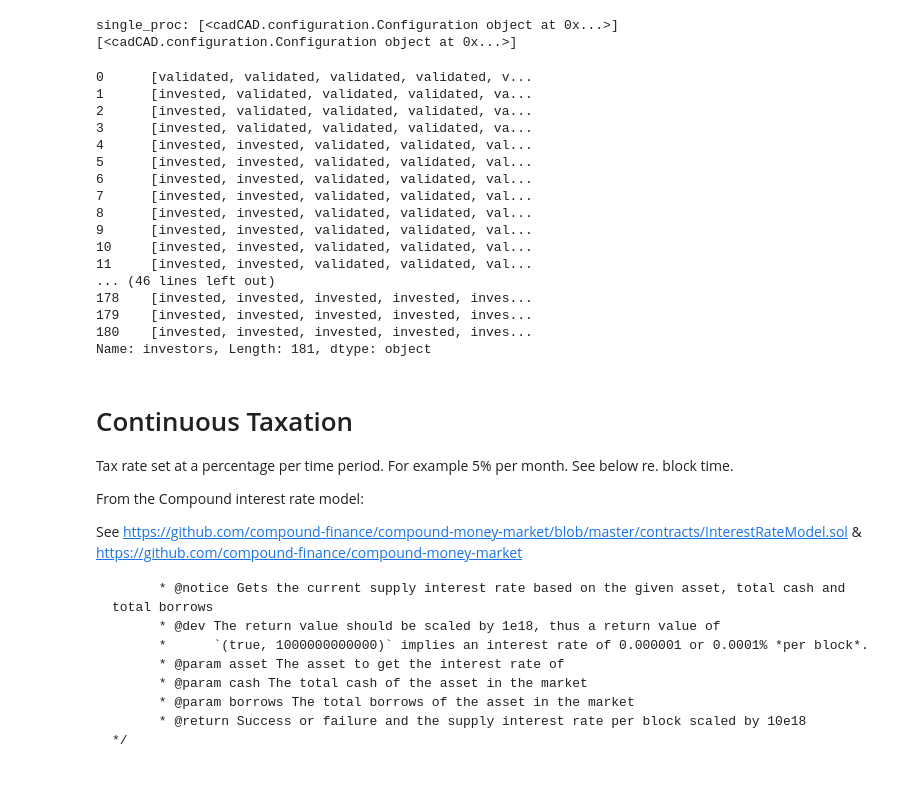
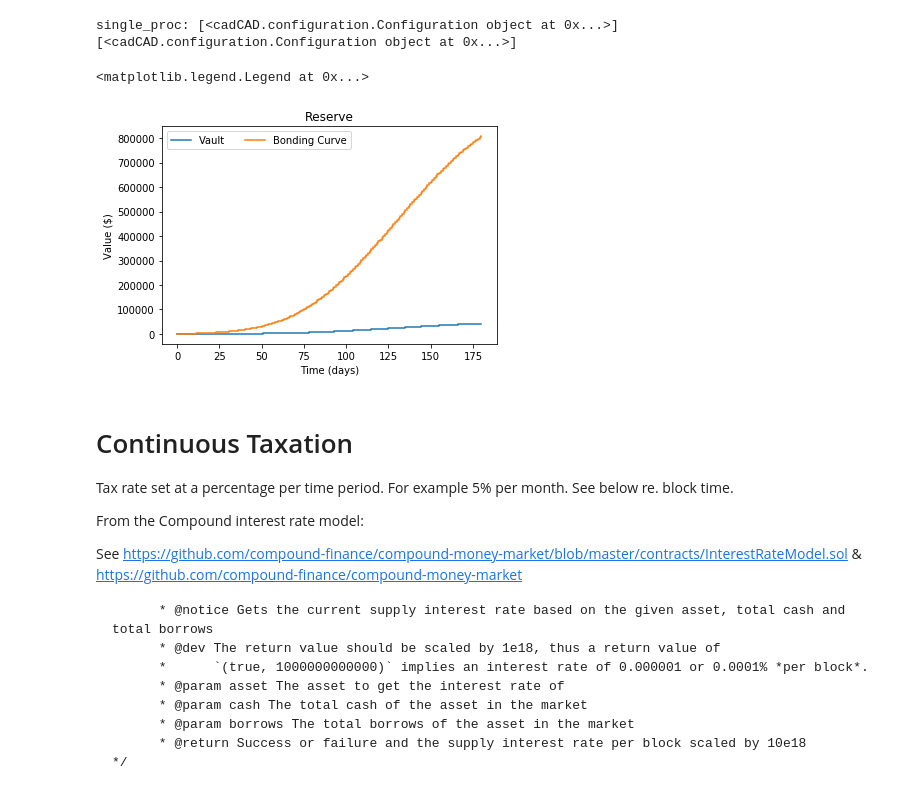
Before and after one commit to BenSchZA/system-modelling-scratchpad, a Jupyter notebook: jupyter-lab-environment/workspace/molecule-alpha.ipynb, the cells around one changed output. Saved outputs shown, nothing was run; the diff lists cells and outputs as text; code cells hidden in the pictures.

```diff
--- a/jupyter-lab-environment/workspace/molecule-alpha.ipynb
+++ b/jupyter-lab-environment/workspace/molecule-alpha.ipynb
@@ -343,8 +364,8 @@ class ActionsExogenous(ActionsType):
 class TradingActions(ActionsType):
     perform_trades = auto()
 
+    @classmethod
     def _perform_trades(cls, _g, step, sL, s, _input):
-
         network: nx.Graph = s[NetworkState.network]
 
         projects = get_node_ids_of_type(network, 'project')
@@ -355,7 +376,9 @@ class TradingActions(ActionsType):
 
         for index in currently_invested:
             project = projects[0]
+
             project_node = network.node[project]
+            investor_node = network.node[index]
 
             vault = project_node['data'].vault
             bonding_curve: BondingCurve = project_node['data'].bonding_curve
@@ -364,18 +387,20 @@ class TradingActions(ActionsType):
             collateral_tax = collateral_to_invest * project_node['data'].tax_rate
             collateral_less_tax = collateral_to_invest - collateral_tax
 
-            tokens_buy = collateral_less_tax # TODO: token reward for collateral
+            if investor_node['data'].trading_balance - collateral_to_invest > 0:
+                tokens_buy = collateral_less_tax # TODO: token reward for collateral
 
-            bonding_curve.bonded_tokens += tokens_buy
-            bonding_curve.reserve += collateral_less_tax
+                bonding_curve.bonded_tokens += tokens_buy
+                bonding_curve.reserve += collateral_less_tax
 
-            vault.reserve += collateral_tax
+                vault.reserve += collateral_tax
 
-            investor_node = network.node[index]
-            investor_node['data'].trading_balance -= collateral_to_invest
-            investor_node['data'].invested += collateral_to_invest
-            investor_node['data'].bonded_tokens += tokens_buy
-            investor_node['data'].estimated_value = investor_node['data'].bonded_tokens # TODO: collateral value of tokens
+                investor_node['data'].trading_balance -= collateral_to_invest
+                investor_node['data'].invested += collateral_to_invest
+                investor_node['data'].bonded_tokens += tokens_buy
+                investor_node['data'].estimated_value = investor_node['data'].bonded_tokens # TODO: collateral value of tokens
+
+        return (NetworkState.network, network)
 
 class UpdateActions(ActionsType):
     update_balances = auto()
@@ -533,37 +558,21 @@ single_proc: [<cadCAD.configuration.Configuration object at 0x...>]
 # %%
 df = pd.DataFrame(raw_result)
 
-df['investors'] = df[NetworkState.network].apply(lambda g: np.array([g.node[j]['data'].status for j in get_node_ids_of_type(g, 'investor')]))
-# if g.nodes[j].status == 'invested'
-
-# print(df[NetworkState.network])
-
-print(df['investors'])
-
-# print(type(Investor))
-# print(df[NetworkState.network].apply(lambda g: np.array([g.nodes[j] for j in get_nodes_of_type(g, Investor)])))
-# print(get_nodes_of_type(df[NetworkState.network], Investor))
+df['vault_reserve'] = df[NetworkState.network].apply(lambda g: np.array([g.node[j]['data'].vault.reserve for j in get_node_ids_of_type(g, 'project')]))
+df['bonding_curve_reserve'] = df[NetworkState.network].apply(lambda g: np.array([g.node[j]['data'].bonding_curve.reserve for j in get_node_ids_of_type(g, 'project')]))
 
 # df['conviction'] = df.network.apply(lambda g: np.array([g.nodes[j]['conviction'] for j in get_nodes_by_type(g, 'proposal') if g.nodes[j]['status']=='candidate']))
 # df['candidate_count'] = df.network.apply(lambda g: len([j for j in get_nodes_by_type(g, 'proposal') if g.nodes[j]['status']=='candidate']))
+
+plt.plot(df.timestep, df['vault_reserve'])
+plt.plot(df.timestep, df['bonding_curve_reserve'])
+plt.title('Reserve')
+plt.ylabel('Value ($)')
+plt.xlabel('Time (days)')
+plt.legend(['Vault', 'Bonding Curve'], ncol = 2)
 # %% [output]
-0      [validated, validated, validated, validated, v...
-1      [invested, validated, validated, validated, va...
-2      [invested, validated, validated, validated, va...
-3      [invested, validated, validated, validated, va...
-4      [invested, invested, validated, validated, val...
-5      [invested, invested, validated, validated, val...
-6      [invested, invested, validated, validated, val...
-7      [invested, invested, validated, validated, val...
-8      [invested, invested, validated, validated, val...
-9      [invested, invested, validated, validated, val...
-10     [invested, invested, validated, validated, val...
-11     [invested, invested, validated, validated, val...
-... (46 lines left out)
-178    [invested, invested, invested, invested, inves...
-179    [invested, invested, invested, invested, inves...
-180    [invested, invested, invested, invested, inves...
-Name: investors, Length: 181, dtype: object
+<matplotlib.legend.Legend at 0x...>
+[figure, added]
 # %% [markdown]
 # Continuous Taxation
 
```
Also changed, not shown: parts of 1 cell of this notebook.
